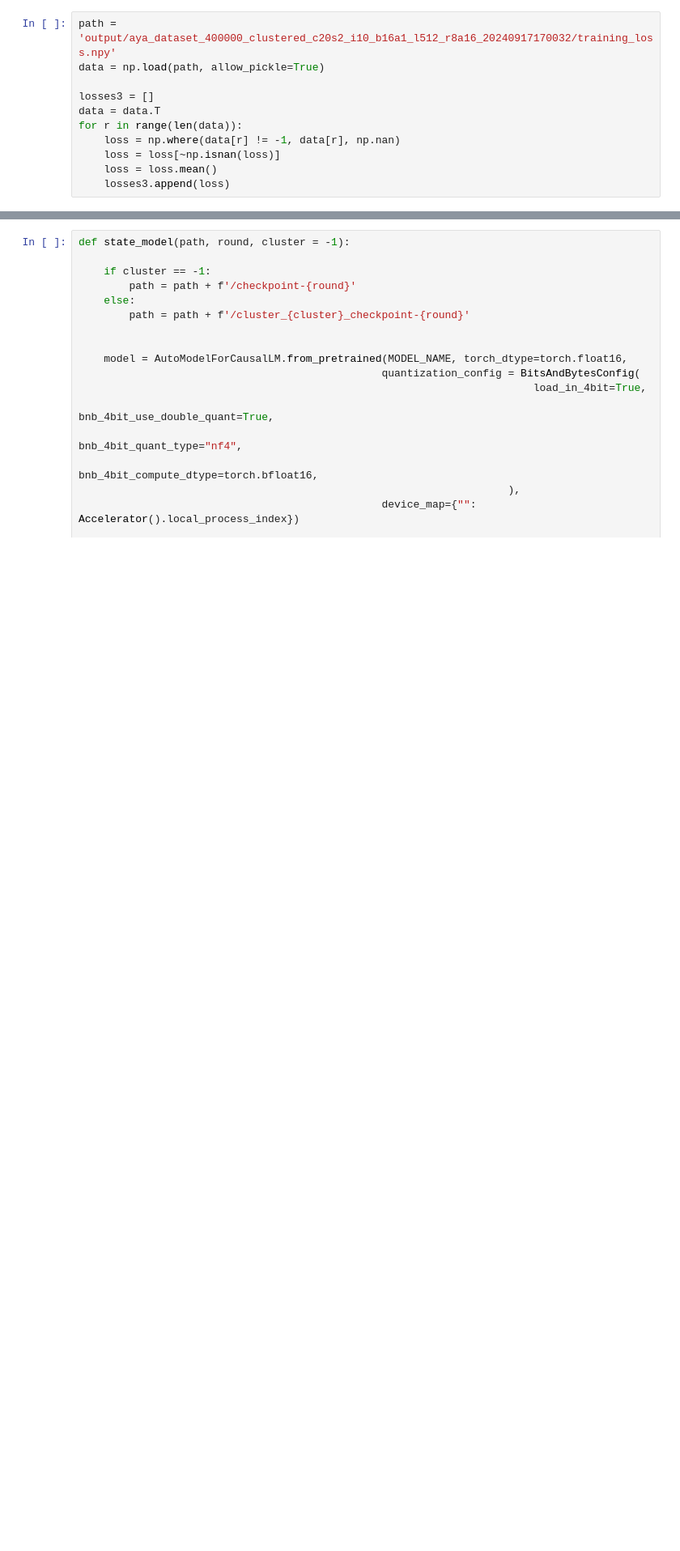
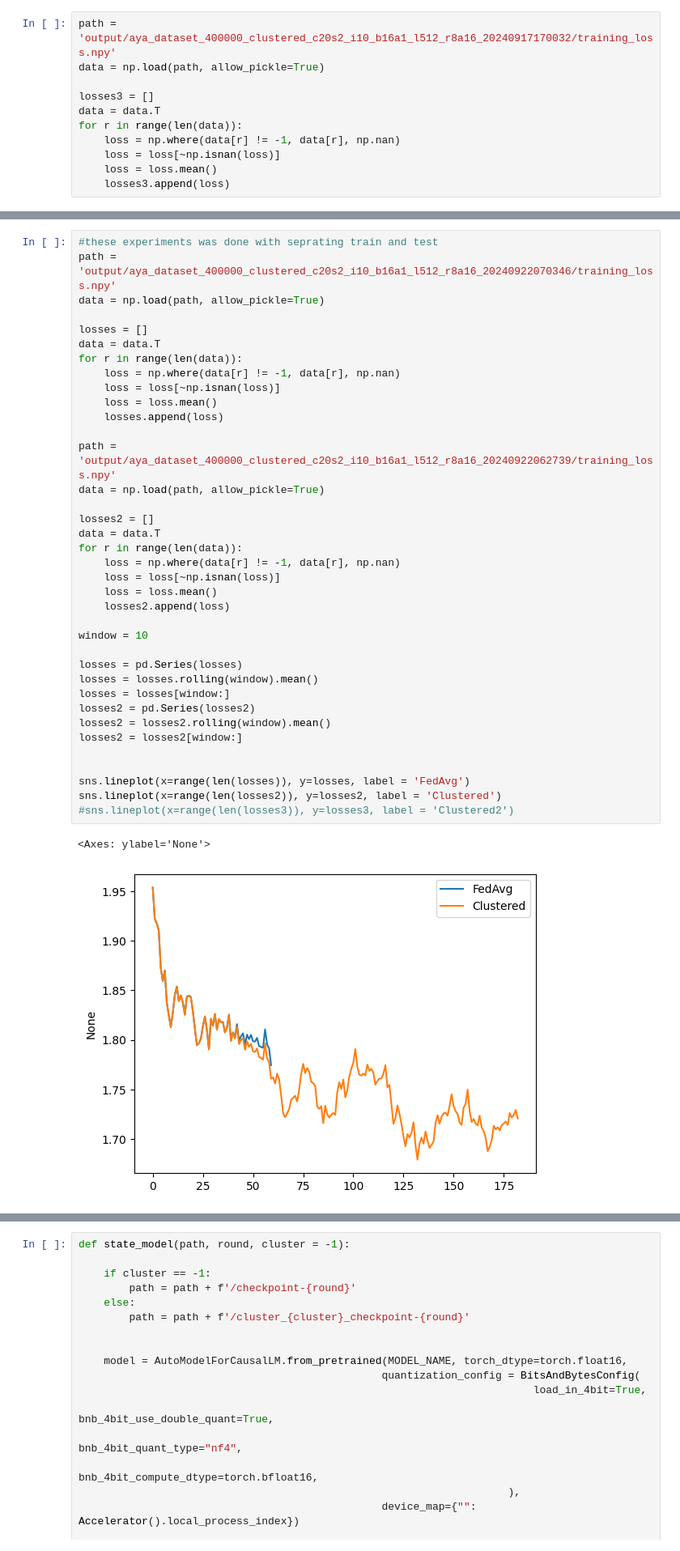
Before and after one commit to GabrielTalasso/FT_LLM_FL, a Jupyter notebook: evaluations.ipynb, the cells around one changed output, grey strips where cells are left out. Shown at 81% size. Drawn from its saved outputs; the diff is of its cells as text; blank space fills up the shorter version.

```diff
--- a/evaluations.ipynb
+++ b/evaluations.ipynb
@@ -93,3 +93,43 @@ sns.lineplot(x=range(len(losses3)), y=losses3, label = 'Clustered')
+# %%
+#these experiments was done with seprating train and test
+path = 'output/aya_dataset_400000_clustered_c20s2_i10_b16a1_l512_r8a16_20240922070346/training_loss.npy'
+data = np.load(path, allow_pickle=True)
+
+losses = []
+data = data.T
+for r in range(len(data)):
+    loss = np.where(data[r] != -1, data[r], np.nan)
+    loss = loss[~np.isnan(loss)]
+    loss = loss.mean()
+    losses.append(loss)
+
+path = 'output/aya_dataset_400000_clustered_c20s2_i10_b16a1_l512_r8a16_20240922062739/training_loss.npy'
+data = np.load(path, allow_pickle=True)
+
+losses2 = []
+data = data.T
+for r in range(len(data)):
+    loss = np.where(data[r] != -1, data[r], np.nan)
+    loss = loss[~np.isnan(loss)]
+    loss = loss.mean()
+    losses2.append(loss)
+
+window = 10
+
+losses = pd.Series(losses)
+losses = losses.rolling(window).mean()
+losses = losses[window:]
+losses2 = pd.Series(losses2)
+losses2 = losses2.rolling(window).mean()
+losses2 = losses2[window:]
+
+
+sns.lineplot(x=range(len(losses)), y=losses, label = 'FedAvg')
+sns.lineplot(x=range(len(losses2)), y=losses2, label = 'Clustered')
+#sns.lineplot(x=range(len(losses3)), y=losses3, label = 'Clustered2')
+# %% [output]
+<Axes: ylabel='None'>
+[figure, added]
 # %%
 import sys
 import os
```
Also changed, not shown: parts of 9 cells of this notebook, 6 other files.
